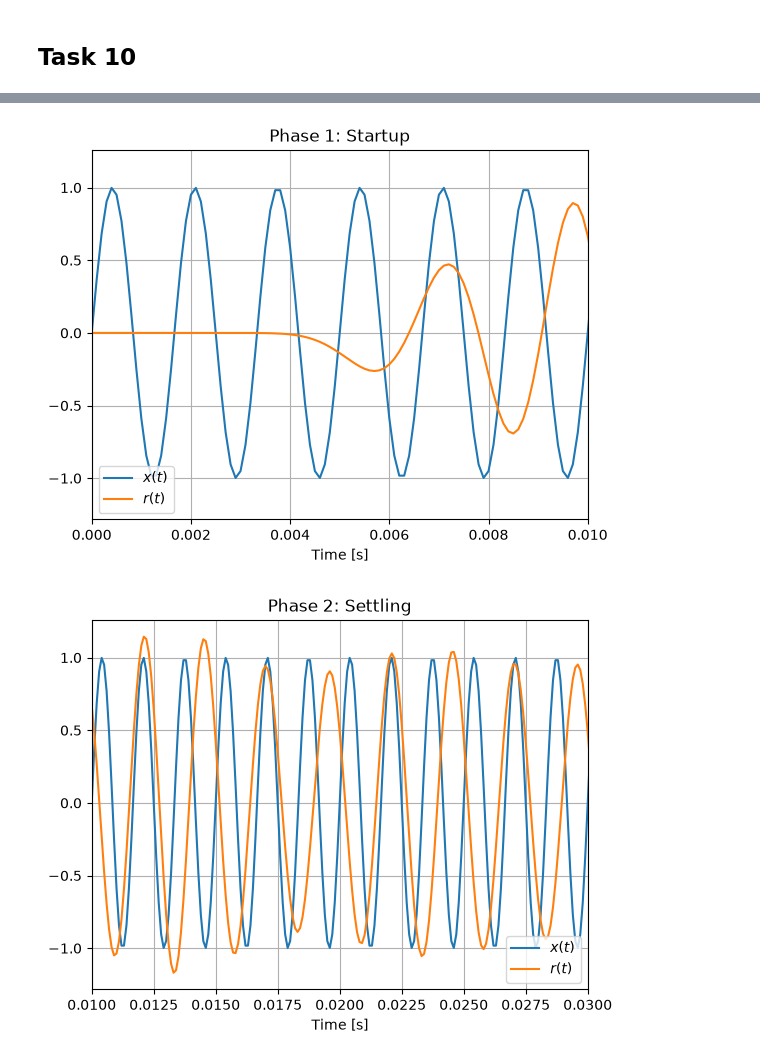
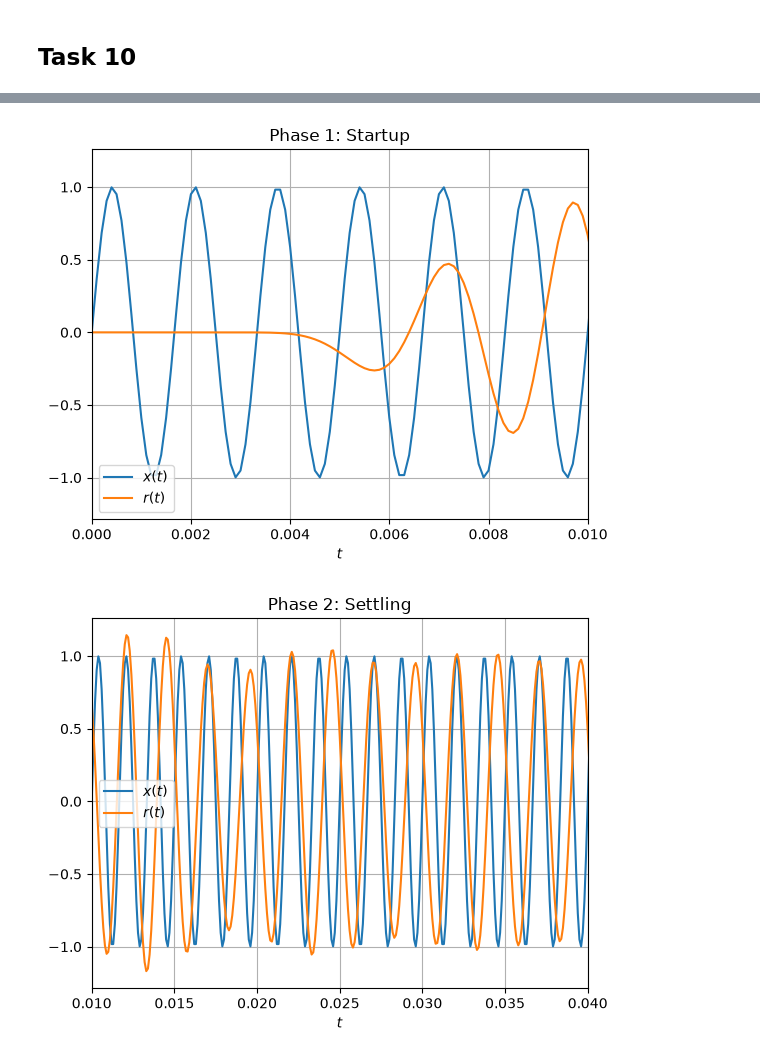
Before and after one commit to davgal27/Signal-Analysis, a Jupyter notebook: DSP-Sampling-Theorem/Practical-1.ipynb, the cells around one changed output, grey strips where cells are left out. Drawn from its saved outputs; the diff is of its cells as text; code cells hidden in the pictures.

```diff
--- a/DSP-Sampling-Theorem/Practical-1.ipynb
+++ b/DSP-Sampling-Theorem/Practical-1.ipynb
@@ -597,35 +599,35 @@ plt.show()
 fig, ax = plt.subplots()
 ax.plot(t, x, label='$x(t)$')
 ax.plot(t, train_period * r, label='$r(t)$')
 ax.set_xlim([0, 0.01])
 ax.set_title('Phase 1: Startup')
-ax.set_xlabel('Time [s]')
+ax.set_xlabel('$t$')
 ax.legend()
 ax.grid(True)
 plt.show()
 
 # Phase 2: settling
 fig, ax = plt.subplots()
 ax.plot(t, x, label='$x(t)$')
 ax.plot(t, train_period * r, label='$r(t)$')
 ax.set_xlim([0.01, 0.04])
 ax.set_title('Phase 2: Settling')
-ax.set_xlabel('Time [s]')
+ax.set_xlabel('$t$')
 ax.legend()
 ax.grid(True)
 plt.show()
 
 # Phase 3: steady operation
 fig, ax = plt.subplots()
 ax.plot(t, x, label='$x(t)$')
 ax.plot(t, train_period * r, label='$r(t)$')
 ax.set_xlim([0.04, 0.05])
 ax.set_title('Phase 3: Steady operation')
-ax.set_xlabel('Time [s]')
+ax.set_xlabel('$t$')
 ax.legend()
 ax.grid(True)
 plt.show()
 # %% [output]
 [figure]
-[figure, old version]
+[figure, new version]
-[figure, old version]
+[figure, new version]
```
Also changed, not shown: parts of 8 cells of this notebook, 1 other file.
